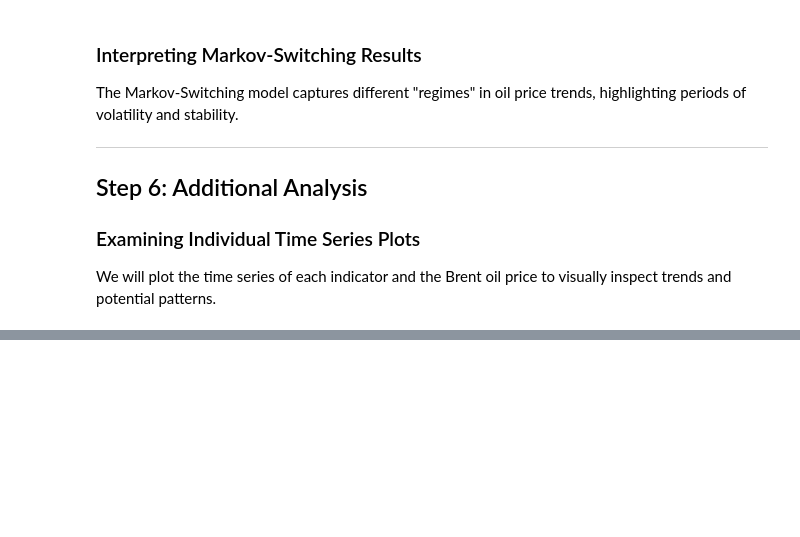
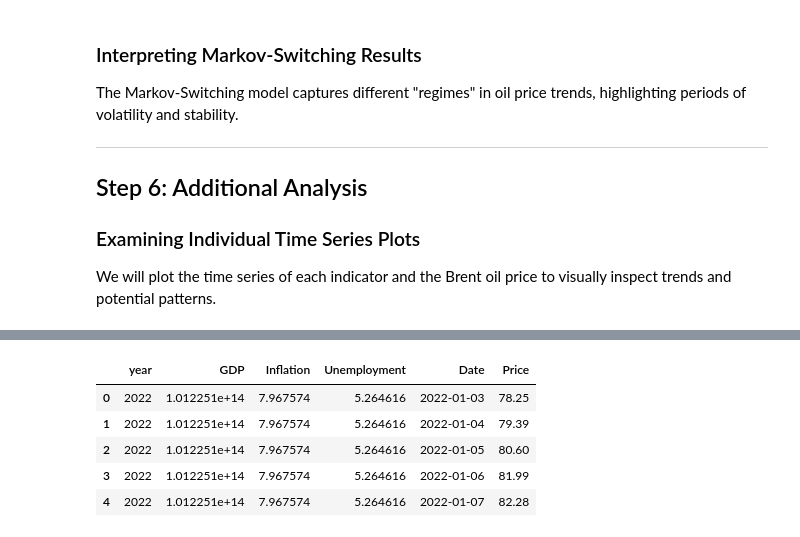
Before and after one commit to BlenSeleshi/ChangePointAnalysis, a Jupyter notebook: notebooks/oil_analysis_notebook.ipynb, the cells around one changed output, grey strips where cells are left out. Cells and saved outputs as stored; diff of their text form; code cells hidden in the pictures; blank space fills up the shorter version.

```diff
--- a/notebooks/oil_analysis_notebook.ipynb
+++ b/notebooks/oil_analysis_notebook.ipynb
@@ -192,0 +193,11 @@ plot_time_series(merged_data, ['Price', 'GDP', 'Inflation', 'Unemployment'])
+# %%
+merged_data = merged_data.drop("Exchange Rate", axis=1)
+# %%
+merged_data.head()
+# %% [output]
+|  | year | GDP | Inflation | Unemployment | Date | Price |
+| 0 | 2022 | 1.012251e+14 | 7.967574 | 5.264616 | 2022-01-03 | 78.25 |
+| 1 | 2022 | 1.012251e+14 | 7.967574 | 5.264616 | 2022-01-04 | 79.39 |
+| 2 | 2022 | 1.012251e+14 | 7.967574 | 5.264616 | 2022-01-05 | 80.60 |
+| 3 | 2022 | 1.012251e+14 | 7.967574 | 5.264616 | 2022-01-06 | 81.99 |
+| 4 | 2022 | 1.012251e+14 | 7.967574 | 5.264616 | 2022-01-07 | 82.28 |
```
Also changed, not shown: parts of 4 cells of this notebook, 1 other file.
